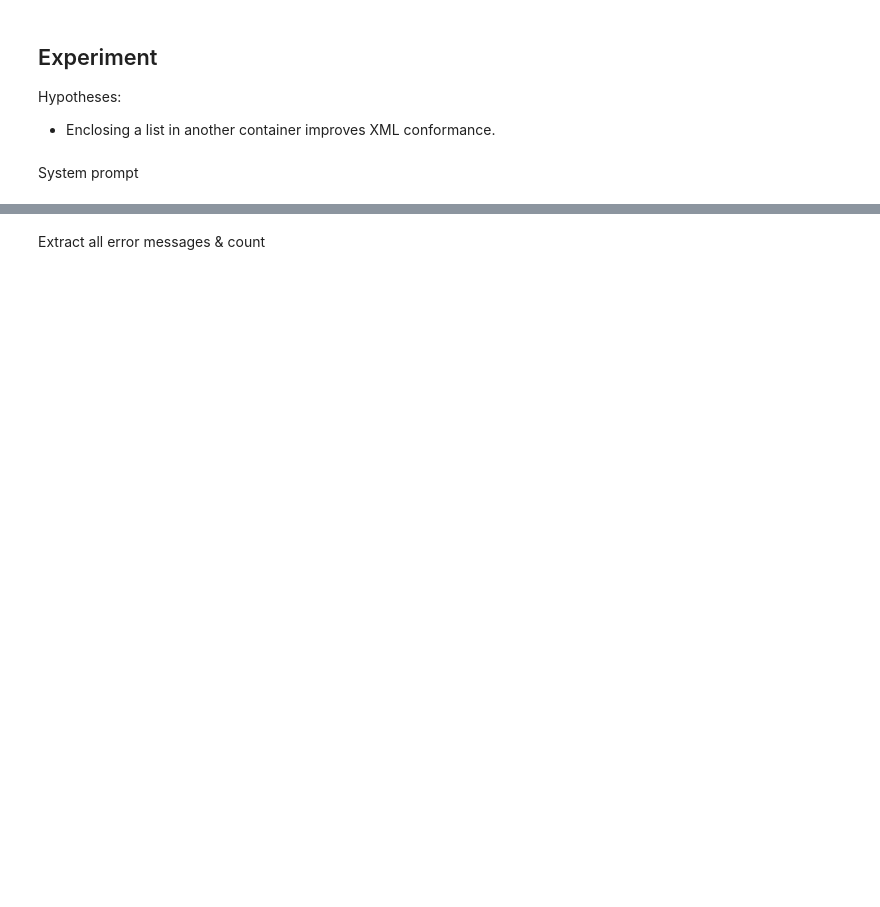
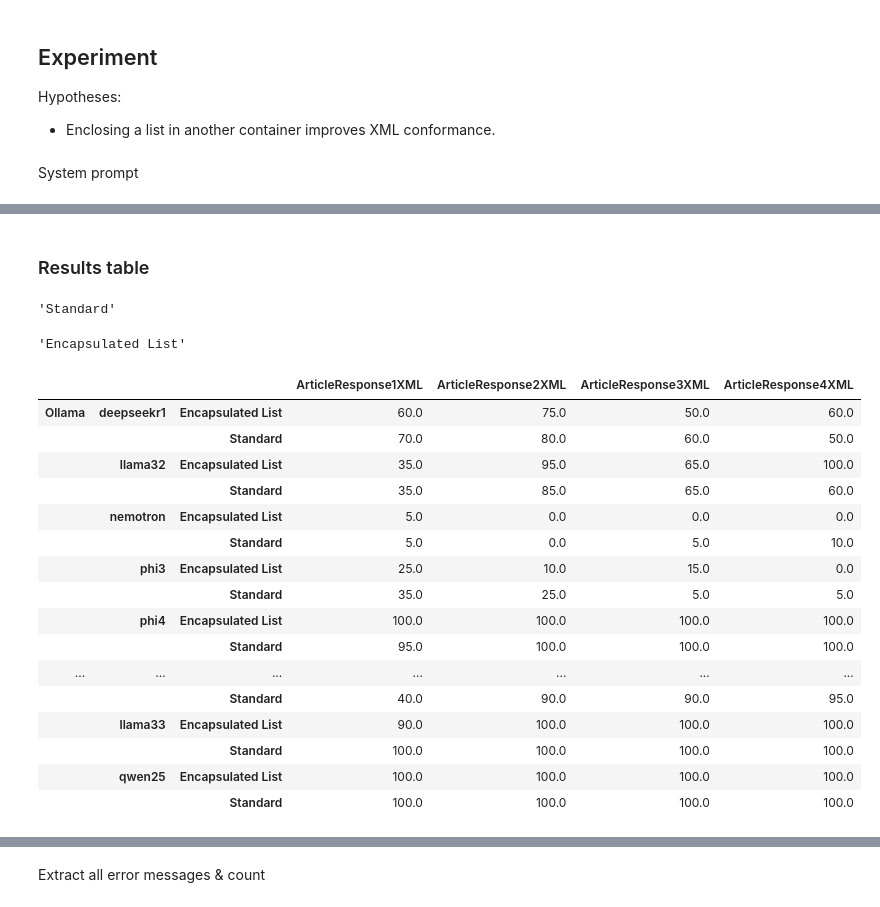
Before and after one commit to adocherty/mastering-structured-output, a Jupyter notebook: exp3-langchain-xml-output-evaluation.ipynb, the cells around one changed output, grey strips where cells are left out. Drawn from its saved outputs; the diff is of its cells as text; code cells hidden in the pictures; blank space fills up the shorter version.

```diff
--- a/exp3-langchain-xml-output-evaluation.ipynb
+++ b/exp3-langchain-xml-output-evaluation.ipynb
@@ -368,16 +371,16 @@ Hypotheses:
 # %% [markdown]
 System prompt
 # %%
-if "structure_support_by_model_sp" not in locals():
-    structure_support_by_model_sp = {}
+if "structure_support_by_model_sys" not in locals():
+    structure_support_by_model_sys = {}
 
 _ = run_xml_experiment(
     prompt_system_format,
     questions,
-    llm_models,
+    llm_models_with_anthropic,
     structured_formats_xml,
     n_iter=1,
-    results_out=structure_support_by_model_sp,
+    results_out=structure_support_by_model_sys,
     save_file_name=f"exp3_xml_output_sys_{experiment_date}.pkl",
 )
 # %% [output]
@@ -431,0 +439,24 @@ Error: ValidationError
+# %% [markdown]
+### Results table
+# %%
+results_list = {
+    "Standard": structure_support_by_model_sys,
+    "Encapsulated List": structure_support_by_model_alt,
+}
+
+df_results = {}
+for name, ss_results in results_list.items():
+    df_results[name] = pd.DataFrame.from_dict(
+        {
+            tuple(mname.split("_")): {
+                tname: ss_results[mname][tname]["valid"] * 100
+                for tname in ss_results[mname].keys()
+            }
+            for mname in ss_results.keys()
+        },
+        orient="index",
+    )
+    display(name)
+# %% [output]
+'Standard'
+'Encapsulated List'
@@ -431,0 +470,30 @@ Error: ValidationError
+# %%
+# Coalese two alternative columns in the dataframe
+df["ArticleResponse2XML"] = df["ArticleResponse2XML"].combine_first(
+    df["ArticleResponse2XMLalt"]
+)
+df["ArticleResponse4XML"] = df["ArticleResponse4XML"].combine_first(
+    df["ArticleResponse4XMLalt"]
+)
+# Remove alternative column
+df.drop(columns=["ArticleResponse2XMLalt", "ArticleResponse4XMLalt"], inplace=True)
+# %%
+df.sort_index(axis=1)
+# %% [output]
+|  |  |  | ArticleResponse1XML | ArticleResponse2XML | ArticleResponse3XML | ArticleResponse4XML |
+| Ollama | deepseekr1 | Encapsulated List | 60.0 | 75.0 | 50.0 | 60.0 |
+|  |  | Standard | 70.0 | 80.0 | 60.0 | 50.0 |
+|  | llama32 | Encapsulated List | 35.0 | 95.0 | 65.0 | 100.0 |
+|  |  | Standard | 35.0 | 85.0 | 65.0 | 60.0 |
+|  | nemotron | Encapsulated List | 5.0 | 0.0 | 0.0 | 0.0 |
+|  |  | Standard | 5.0 | 0.0 | 5.0 | 10.0 |
+|  | phi3 | Encapsulated List | 25.0 | 10.0 | 15.0 | 0.0 |
+|  |  | Standard | 35.0 | 25.0 | 5.0 | 5.0 |
+|  | phi4 | Encapsulated List | 100.0 | 100.0 | 100.0 | 100.0 |
+|  |  | Standard | 95.0 | 100.0 | 100.0 | 100.0 |
+| ... | ... | ... | ... | ... | ... | ... |
+|  |  | Standard | 40.0 | 90.0 | 90.0 | 95.0 |
+|  | llama33 | Encapsulated List | 90.0 | 100.0 | 100.0 | 100.0 |
+|  |  | Standard | 100.0 | 100.0 | 100.0 | 100.0 |
+|  | qwen25 | Encapsulated List | 100.0 | 100.0 | 100.0 | 100.0 |
+|  |  | Standard | 100.0 | 100.0 | 100.0 | 100.0 |
```
Also changed, not shown: parts of 33 cells of this notebook, 4 other files.
